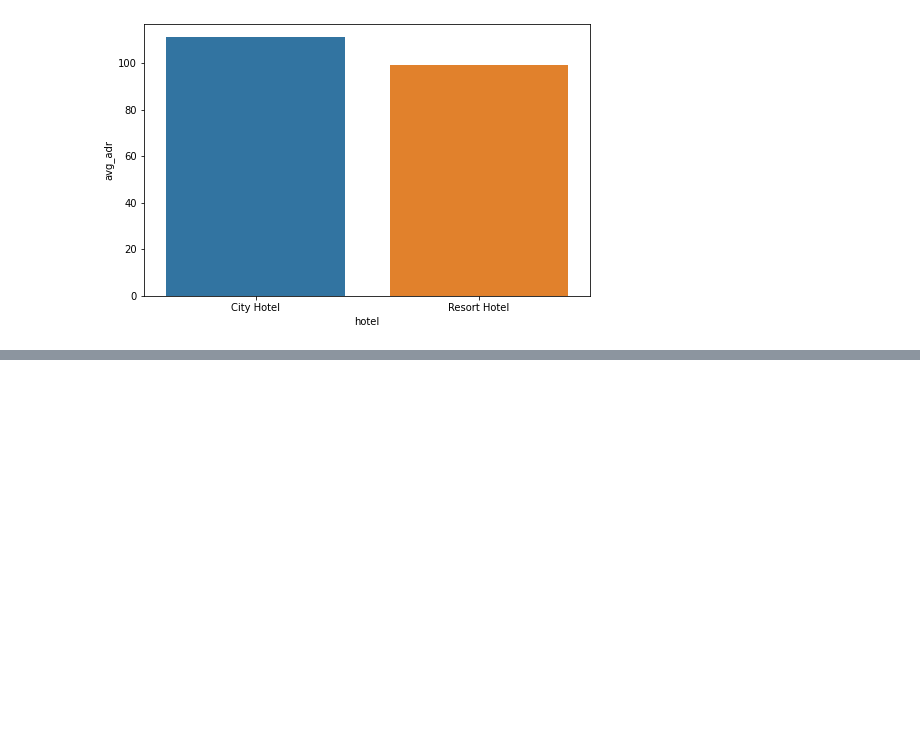
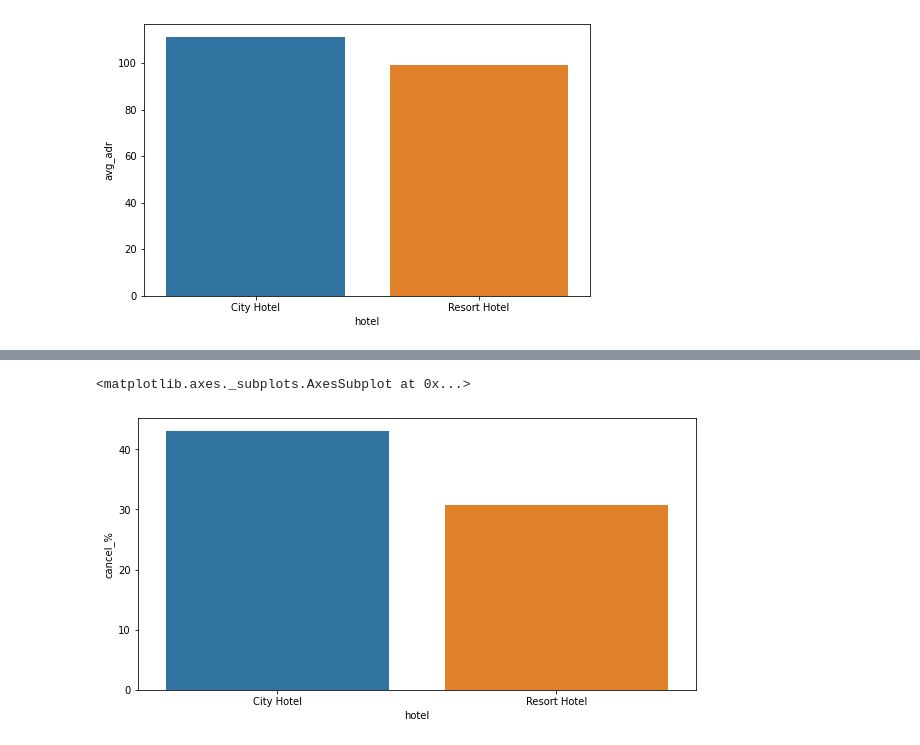
Before and after one commit to Neerajdataguy/EDA-Hotel-Booking, a Jupyter notebook: EDA(Group)_Hotel_Booking_Analysis_Capstone_Project.ipynb, the cells around one changed output, grey strips where cells are left out. Saved outputs shown, nothing was run; the diff lists cells and outputs as text; code cells hidden in the pictures; blank space fills up the shorter version.

```diff
--- a/EDA(Group)_Hotel_Booking_Analysis_Capstone_Project.ipynb
+++ b/EDA(Group)_Hotel_Booking_Analysis_Capstone_Project.ipynb
@@ -261,0 +279,6 @@ sns.barplot(x = d5['hotel'], y = d5['avg_waiting_period'] )
+# %%
+plt.figure(figsize = (10,5))
+sns.barplot(x = D3.index, y = D3['cancel_%'])
+# %% [output]
+<matplotlib.axes._subplots.AxesSubplot at 0x...>
+[figure, added]
```
Also changed, not shown: parts of 15 cells of this notebook.
